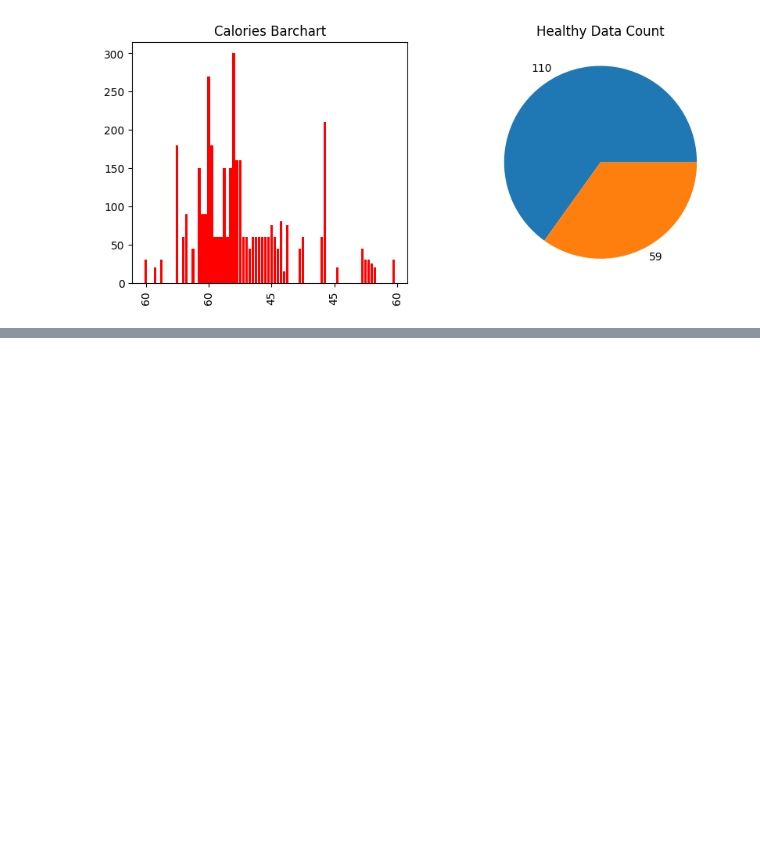
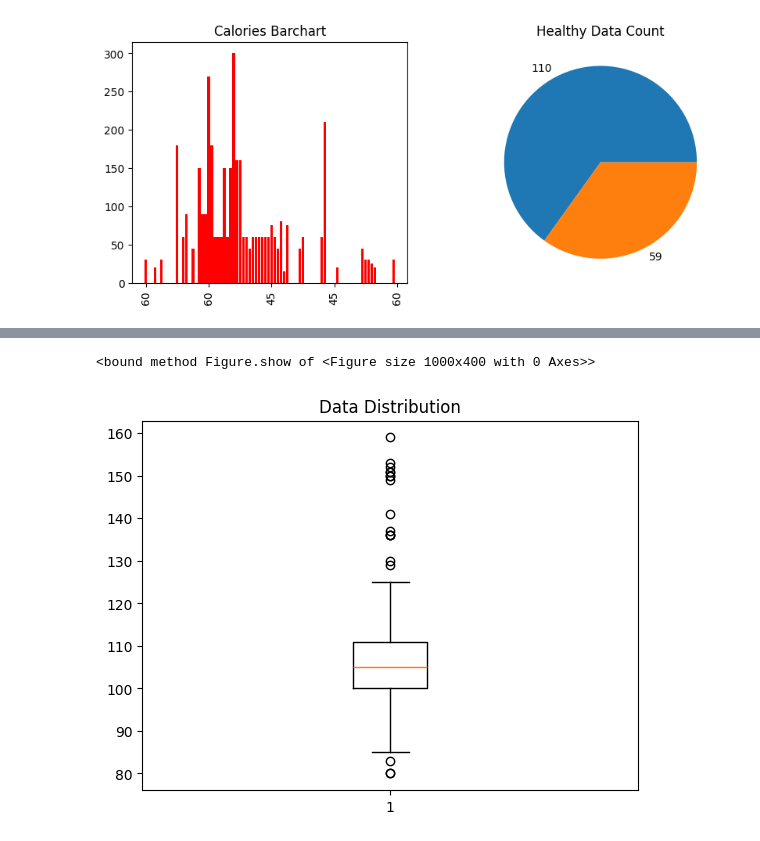
Before and after one commit to hibaadil/explore_data_python, a Jupyter notebook: calaries.ipynb, the cells around one changed output, grey strips where cells are left out. Cells and saved outputs as stored; diff of their text form; code cells hidden in the pictures; blank space fills up the shorter version.

```diff
--- a/calaries.ipynb
+++ b/calaries.ipynb
@@ -64,0 +65,10 @@ fig.show
+# %%
+pulse = df_calaries.Pulse
+
+fig = plt.Figure(figsize=(10,4))
+plt.boxplot(pulse)
+plt.title("Data Distribution")
+fig.show
+# %% [output]
+<bound method Figure.show of <Figure size 1000x400 with 0 Axes>>
+[figure, added]
```
Also changed, not shown: parts of 3 cells of this notebook.
